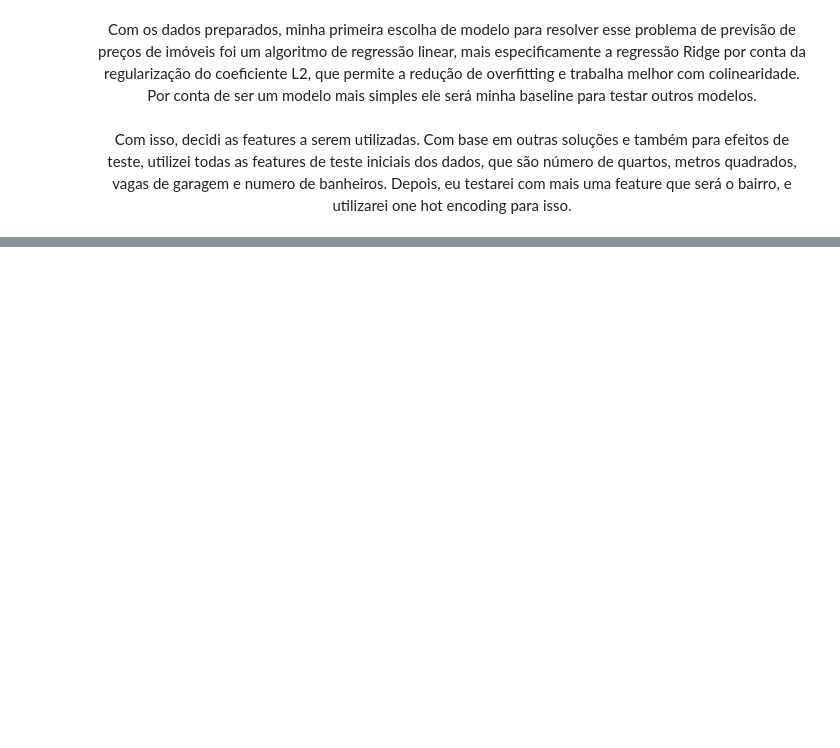
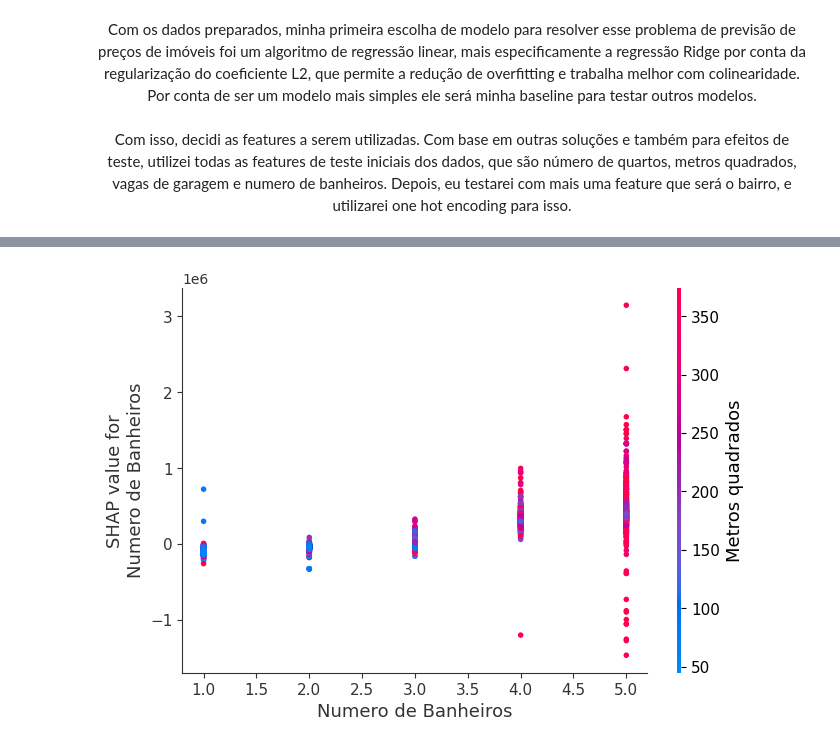
Before and after one commit to ZaniAndrei/Real-Estate-Price-Prediction-in-Londrina, a Jupyter notebook: modelTraining.ipynb, the cells around one changed output, grey strips where cells are left out. Cells and saved outputs as stored; diff of their text form; code cells hidden in the pictures; blank space fills up the shorter version.

```diff
--- a/modelTraining.ipynb
+++ b/modelTraining.ipynb
@@ -420,0 +332,4 @@ bela_suica_view_new[:50]
+# %%
+shap.dependence_plot("Numero de Banheiros", shap_values.values, X_test_ohe)
+# %% [output]
+[figure, added]
```
Also changed, not shown: parts of 48 cells of this notebook, 1 other file.
